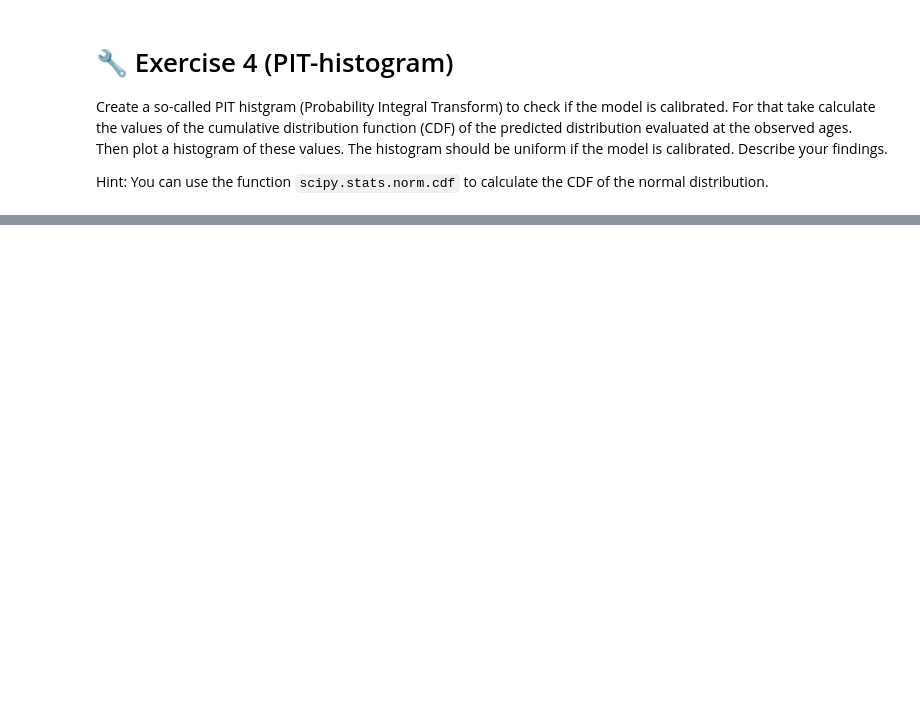
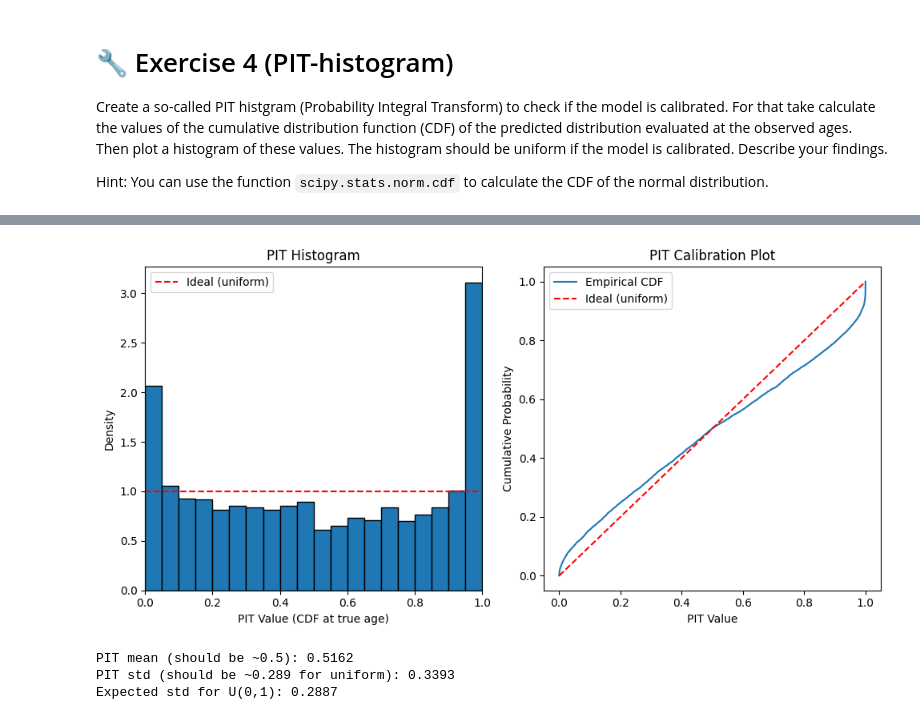
Before and after one commit to PhilNeu13/msi-dl, a Jupyter notebook: Exercise-3/02-age-regression.ipynb, the cells around one changed output, grey strips where cells are left out. Drawn from its saved outputs; the diff is of its cells as text; code cells hidden in the pictures; blank space fills up the shorter version.

```diff
--- a/Exercise-3/02-age-regression.ipynb
+++ b/Exercise-3/02-age-regression.ipynb
@@ -508,3 +609,49 @@ Create a so-called PIT histgram (Probability Integral Transform) to check if the
 
 
 Hint: You can use the function `scipy.stats.norm.cdf` to calculate the CDF of the normal distribution.
+# %%
+# Exercise 4: PIT Histogram (Probability Integral Transform)
+from scipy.stats import norm
+
+# Get predictions for all test samples
+predictions = model_flex.predict(X_test)
+
+# Extract mu and sigma
+mus = predictions[:, 0]
+sigmas = np.exp(predictions[:, 1])
+
+# Calculate the CDF values at the observed ages
+# PIT: F(y_true | mu, sigma) for each sample
+pit_values = norm.cdf(y_test.flatten(), loc=mus, scale=sigmas)
+
+# Plot the PIT histogram
+plt.figure(figsize=(10, 5))
+
+plt.subplot(1, 2, 1)
+plt.hist(pit_values, bins=20, edgecolor='black', density=True)
+plt.axhline(y=1.0, color='r', linestyle='--', label='Ideal (uniform)')
+plt.xlabel('PIT Value (CDF at true age)')
+plt.ylabel('Density')
+plt.title('PIT Histogram')
+plt.legend()
+plt.xlim(0, 1)
+
+# Also show the empirical CDF of PIT values vs ideal uniform
+plt.subplot(1, 2, 2)
+sorted_pit = np.sort(pit_values)
+empirical_cdf = np.arange(1, len(sorted_pit) + 1) / len(sorted_pit)
+plt.plot(sorted_pit, empirical_cdf, label='Empirical CDF')
+plt.plot([0, 1], [0, 1], 'r--', label='Ideal (uniform)')
+plt.xlabel('PIT Value')
+plt.ylabel('Cumulative Probability')
+plt.title('PIT Calibration Plot')
+plt.legend()
+
+plt.tight_layout()
+plt.show()
+
+# Print some statistics
+print(f"PIT mean (should be ~0.5): {np.mean(pit_values):.4f}")
+print(f"PIT std (should be ~0.289 for uniform): {np.std(pit_values):.4f}")
+print(f"Expected std for U(0,1): {1/np.sqrt(12):.4f}")
+# %% [output]
@@ -511,3 +659,7 @@ Hint: You can use the function `scipy.stats.norm.cdf` to calculate the CDF of th
+[figure, added]
+PIT mean (should be ~0.5): 0.5162
+PIT std (should be ~0.289 for uniform): 0.3393
+Expected std for U(0,1): 0.2887
 # %% [markdown]
 # Suggestion for further exercises (optional)
 
```
Also changed, not shown: parts of 5 cells of this notebook.
